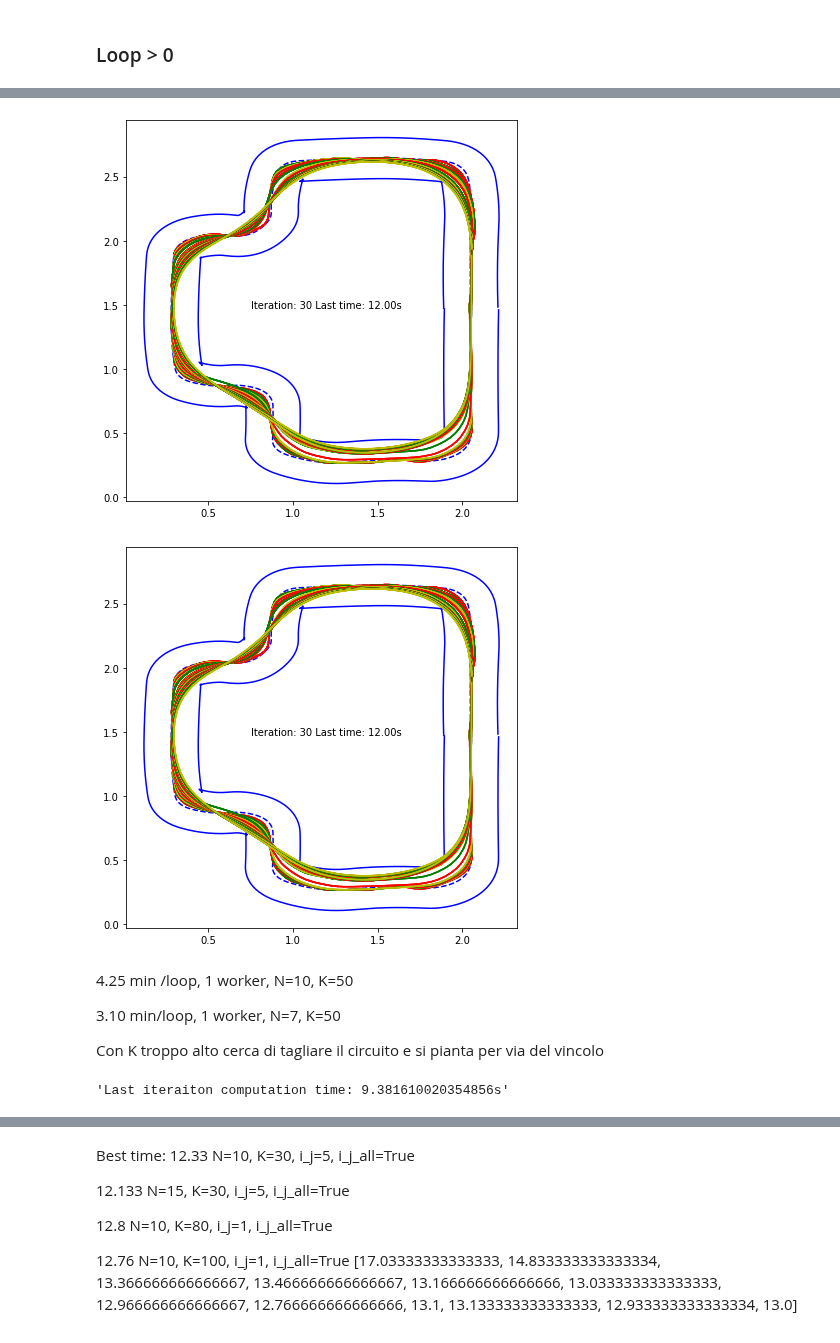
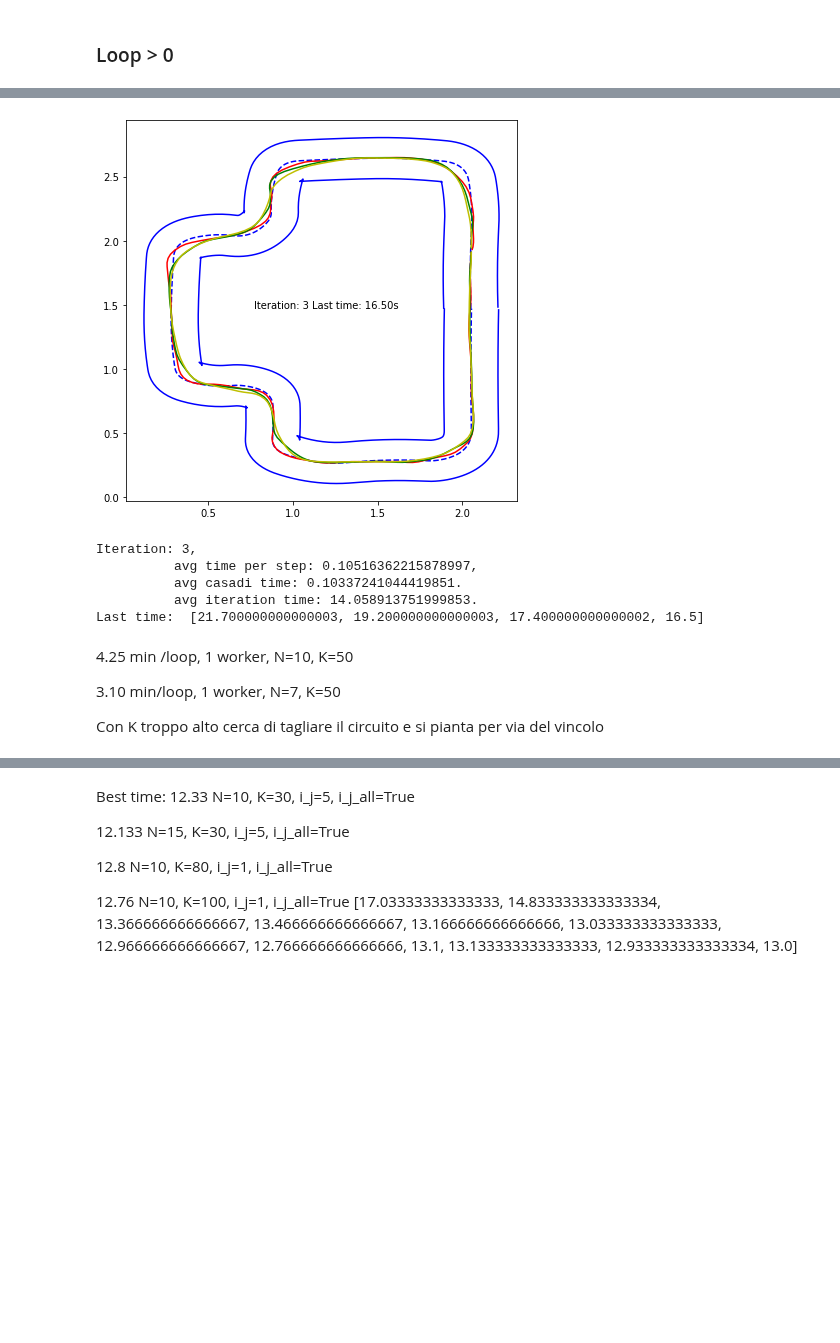
Before and after one commit to giuliovv/duckrace, a Jupyter notebook: iterative_mpc_hull_constraint.ipynb, the cells around one changed output, grey strips where cells are left out. Drawn from its saved outputs; the diff is of its cells as text; code cells hidden in the pictures; blank space fills up the shorter version.

Commit message:
Fix error in last iter update sequence

```diff
--- a/iterative_mpc_hull_constraint.ipynb
+++ b/iterative_mpc_hull_constraint.ipynb
@@ -16,7 +16,7 @@ if colab:
 # %%
 # Hyperparameters
 test_results = True
-N = 2
+N = 8
 n_from_index = 0 # How far the first point is
 # K nearest neighbors
 K = 8
@@ -340,7 +357,7 @@ iteration_times = [0]
 
 # DEBUG
 debug_flag = False
-debul
+debug_plot = False
 
 for iteration in range(n_iterations):
     if debug_flag:
@@ -372,6 +389,7 @@ for iteration in range(n_iterations):
     if loops_with_time[-1].shape[1]*dt < 11:
         break
 
+    update_iteration_flag = True
     while True:
         start_step = timer()
         distances, indices = nbrs.kneighbors([last_loop[:2, (idx+N)%last_loop.shape[1]].T])
@@ -423,7 +441,7 @@ for iteration in range(n_iterations):
         if t/frame_rate > 25:
             debug_flag = True
             break
-        if t%20 == 0:
+        if t%20 == 0 and debug_plot:
             ax.plot(*X_log[:2,:], c=['r', 'g', 'y'][iteration%3])
             t1.set_text("Iteration: {iteration} Last time: {time:.2f}s".format(iteration=iteration+1, time=X_log.shape[1]*dt))
             plt.draw()
@@ -435,46 +453,51 @@ for iteration in range(n_iterations):
             last_iterations_filtered = last_iterations
             nbrs = NearestNeighbors(n_neighbors=K*i_j, algorithm='ball_tree').fit(last_iterations[:2, :].T)
         # Before the finish line
-        if x[1] > 1 and x[1] < 1.7 and x[0] > 1.5:
+        if x[1] > 1 and x[1] < 1.7 and x[0] > 1.6 and update_iteration_flag:
             # The first points in the next iteration have time 0
             last_iterations_filtered[-1, :N+K*i_j] = 0
+            # The first points in the next iteration have distance 0 to the finish line
+            last_iterations_filtered[:-1, :N+K*i_j] = X_log_orig[:, :N+K*i_j]
             # After one iteration the angle is +2*pi
             last_iterations_filtered[2, :N+K*i_j] += 2*np.pi
-            # The first points in the next iteration have distance 0 to the finish line
-            last_iterations_filtered[:-1, :N+1] = X_log_orig[:, :N+1]
+            update_iteration_flag = False
         end_step = timer()
         step_times.append(end_step-start_step)
         casadi_times.append(casadi_timer_end-casadi_timer_start)
     if real_time_plot:
         ax.plot(*X_log[:2,:], c=['r', 'g', 'y'][iteration%3])
         t1.set_text("Iteration: {iteration} Last time: {time:.2f}s".format(iteration=iteration+1, time=X_log.shape[1]*dt))
         plt.draw()
         ipythondisplay.clear_output(wait=True)
         ipythondisplay.display(plt.gcf())
     last_points = X_log
     last_points = np.vstack((last_points, np.arange(last_points.shape[1])[::-1]))
 
     plain_loops.append(X_log)
     loops_with_time.append(last_points)
 
     # I use the last i_j iterations
     if i_j_all:
         last_iterations = np.hstack(loops_with_time)
     else:
         last_iterations = np.hstack(loops_with_time[-i_j:])
 
     # all_points_len = all_points.shape[1]
     # if all_points_len > last_points.shape[1]:
     #     last_points = np.pad(last_points, ((0,0), (0, all_points_len-last_points.shape[1])), 'constant', constant_values=(0,0))
     # if all_points_len < last_points.shape[1]:
     #     all_points = np.pad(all_points, ((0,0), (0, last_points.shape[1]-all_points_len)), 'constant', constant_values=(0,0))
     # all_points = np.hstack((all_points, last_points))
 
     iteration_time_end = timer()
     iteration_times.append(iteration_time_end-iteration_time_start)
 # %% [output]
-[figure, old version]
+[figure, new version]
-[figure, removed]
+Iteration: 3,
+          avg time per step: 0.10516362215878997,
+          avg casadi time: 0.10337241044419851.
+          avg iteration time: 14.058913751999853.
+Last time:  [21.700000000000003, 19.200000000000003, 17.400000000000002, 16.5]
 # %% [markdown]
 4.25 min /loop, 1 worker, N=10, K=50
 
@@ -482,9 +505,7 @@ for iteration in range(n_iterations):
 
 Con K troppo alto cerca di tagliare il circuito e si pianta per via del vincolo
 # %%
-f"Last iteraiton computation time: {sum(iteration_times)/len(iteration_times)}s"
+f"Average iteration computation time: {sum(iteration_times)/len(iteration_times)}s"
-# %% [output]
-'Last iteraiton computation time: 9.381610020354856s'
 # %%
 plt.plot(traj[:,0], traj[:,1], "b--")
 plt.plot(*inside.T, "b")
```
Also changed, not shown: parts of 11 cells of this notebook.
